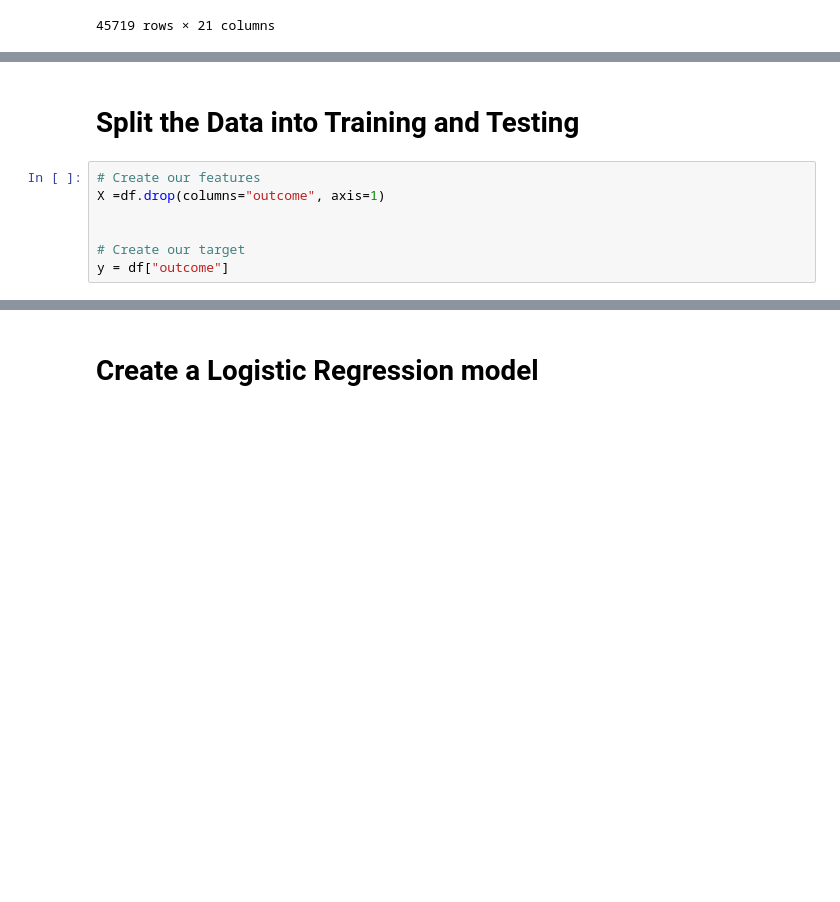
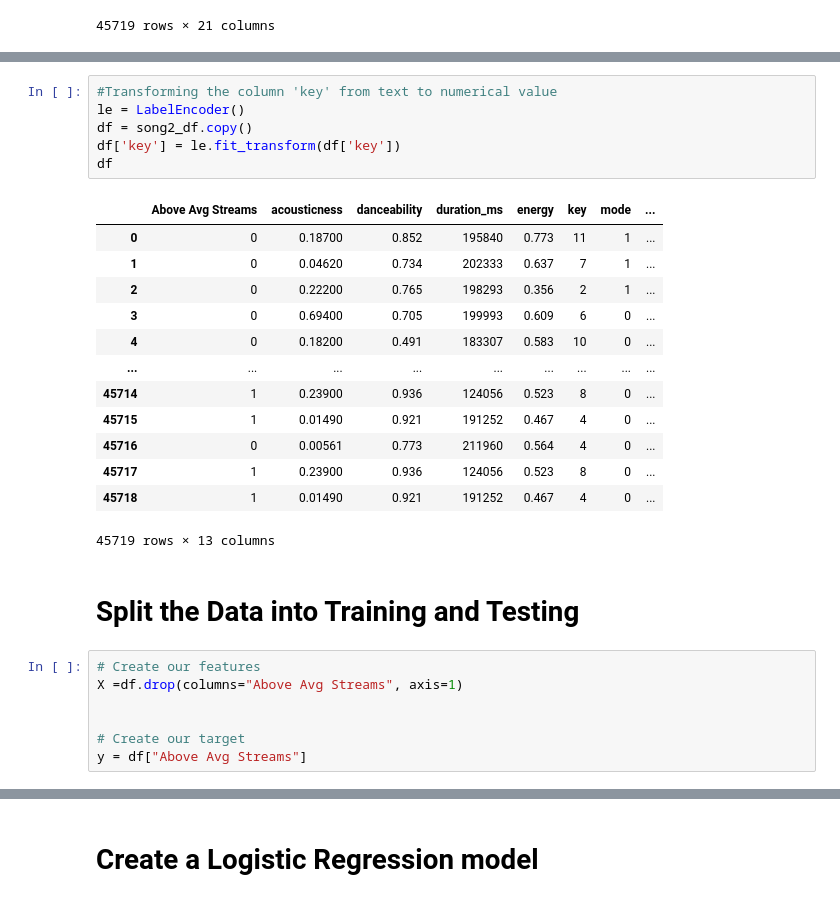
Before and after one commit to BrandonTur90/Spotify-Data-Analysis, a Jupyter notebook: ML_Testing_Code.ipynb, the cells around one changed output, grey strips where cells are left out. Drawn from its saved outputs; the diff is of its cells as text; blank space fills up the shorter version.

```diff
--- a/ML_Testing_Code.ipynb
+++ b/ML_Testing_Code.ipynb
@@ -69,11 +94,31 @@ ml_df
+# %%
+#Transforming the column 'key' from text to numerical value
+le = LabelEncoder()
+df = song2_df.copy()
+df['key'] = le.fit_transform(df['key'])
+df
+# %% [output]
+|  | Above Avg Streams | acousticness | danceability | duration_ms | energy | key | mode | ... |
+| 0 | 0 | 0.18700 | 0.852 | 195840 | 0.773 | 11 | 1 | ... |
+| 1 | 0 | 0.04620 | 0.734 | 202333 | 0.637 | 7 | 1 | ... |
+| 2 | 0 | 0.22200 | 0.765 | 198293 | 0.356 | 2 | 1 | ... |
+| 3 | 0 | 0.69400 | 0.705 | 199993 | 0.609 | 6 | 0 | ... |
+| 4 | 0 | 0.18200 | 0.491 | 183307 | 0.583 | 10 | 0 | ... |
+| ... | ... | ... | ... | ... | ... | ... | ... | ... |
+| 45714 | 1 | 0.23900 | 0.936 | 124056 | 0.523 | 8 | 0 | ... |
+| 45715 | 1 | 0.01490 | 0.921 | 191252 | 0.467 | 4 | 0 | ... |
+| 45716 | 0 | 0.00561 | 0.773 | 211960 | 0.564 | 4 | 0 | ... |
+| 45717 | 1 | 0.23900 | 0.936 | 124056 | 0.523 | 8 | 0 | ... |
+| 45718 | 1 | 0.01490 | 0.921 | 191252 | 0.467 | 4 | 0 | ... |
+45719 rows × 13 columns
 # %% [markdown]
 # Split the Data into Training and Testing
 # %%
 # Create our features
-X =df.drop(columns="outcome", axis=1)
+X =df.drop(columns="Above Avg Streams", axis=1)
 
 
 # Create our target
-y = df["outcome"]
+y = df["Above Avg Streams"]
 # %%
 X.describe()
```
Also changed, not shown: parts of 10 cells of this notebook.
